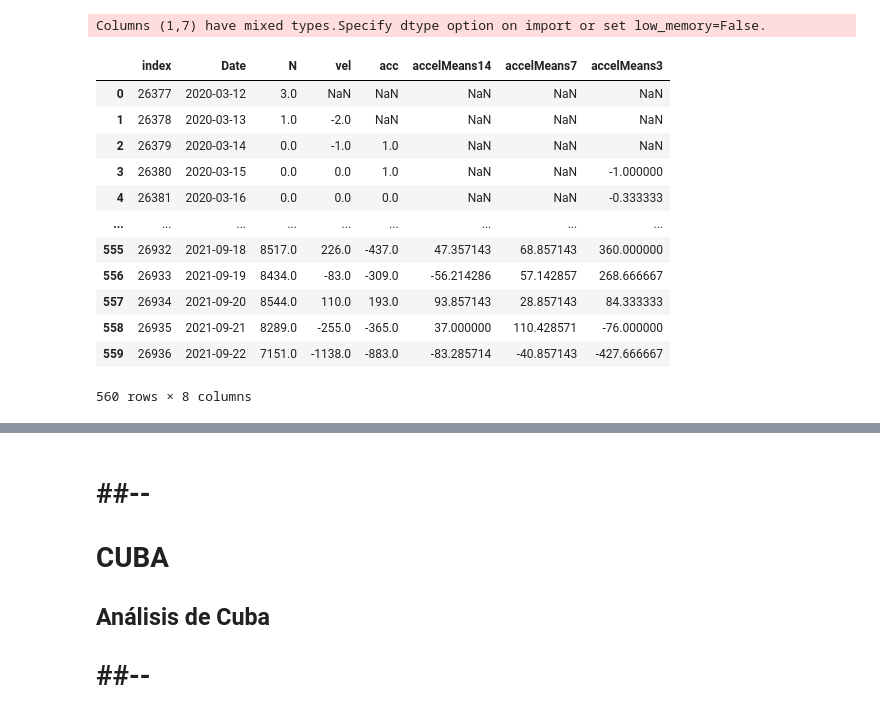
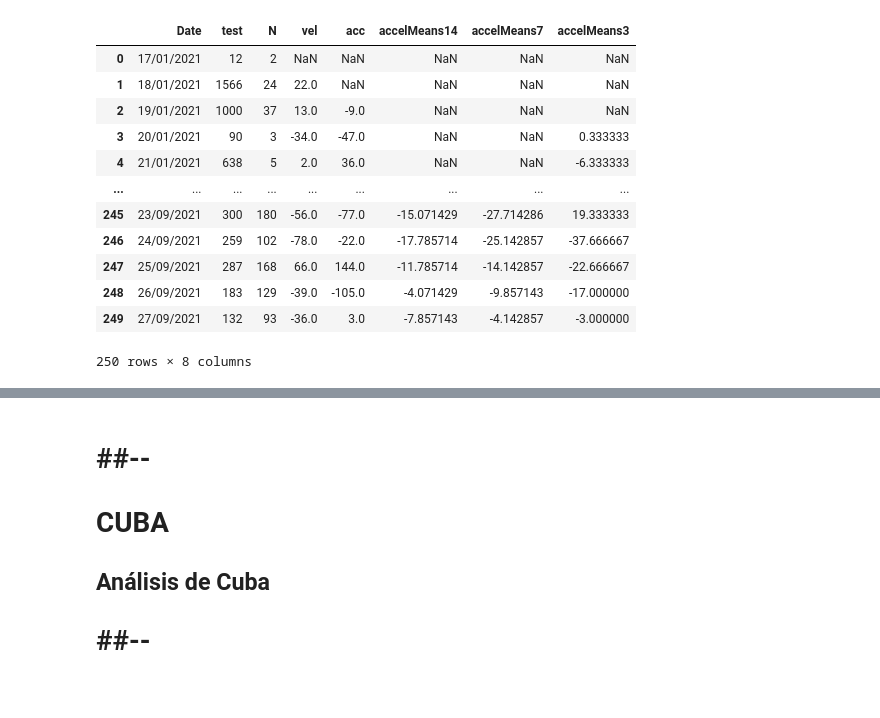
Before and after one commit to ravellom/Covid19week, a Jupyter notebook: acceleration_github.ipynb, the cells around one changed output, grey strips where cells are left out. Saved outputs shown, nothing was run; the diff lists cells and outputs as text; code cells hidden in the pictures.

```diff
--- a/acceleration_github.ipynb
+++ b/acceleration_github.ipynb
@@ -32,0 +33,9 @@ cuba
+# %%
+cfg = pd.read_csv("../covid19-casos-cfg2.csv", delimiter=';')
+#cases = pd.read_csv("../covid19-casos.csv")
+
+#cases_cfg = cases[cases["provincia"] == "Cienfuegos"]
+
+cfg.rename(columns={'fecha': 'Date', 'totales': 'test', 'positivos': 'N'}, inplace=True)
+
+cfg
@@ -33,49 +56,42 @@ cuba
 # %%
-cases = pd.read_csv("covid19-casos.csv")
-
-cases_cfg = cases[cases["provincia"] == "Cienfuegos"]
-
-#cuba = cases['fecha_confirmacion'].value_counts().reset_index().rename(columns={'index': 'Date','fecha_confirmacion':'N'}).sort_values(by='Date', ascending=True)
-cfg = cases_cfg['fecha_confirmacion'].value_counts().reset_index().rename(columns={'index': 'Date','fecha_confirmacion':'N'}).sort_values(by='Date', ascending=True)
 
 # calculate case velocity
 #cuba["vel"] = cuba.loc[:, cuba.columns != 'Date'].diff()
 cuba["vel"] = cuba.loc[:, 'N'].diff()
 cfg["vel"] = cfg.loc[:, 'N'].diff()
 
 # calculate case acceleration
 cuba["acc"] = cuba[["Date", "vel"]].loc[:, 'vel'].diff()
 cfg["acc"] = cfg[["Date", "vel"]].loc[:, 'vel'].diff()
 
 # calculate means - 14 días - 2 semanas
 # usando rolling
 avg = 14
 cfg["accelMeans14"] = cfg[["Date", "vel"]].loc[:, 'vel'].rolling(window = avg).mean()
 cfg["accelMeans7"] = cfg[["Date", "vel"]].loc[:, 'vel'].rolling(window = 7).mean()
 cfg["accelMeans3"] = cfg[["Date", "vel"]].loc[:, 'vel'].rolling(window = 3).mean()
 cuba["accelMeans14"] = cuba[["Date", "vel"]].loc[:, 'vel'].rolling(window = avg).mean()
 cuba["accelMeans7"] = cuba[["Date", "vel"]].loc[:, "vel"].rolling(window = 7).mean()
 cuba["accelMeans3"] = cuba[["Date", "vel"]].loc[:, "vel"].rolling(window = 3).mean()
 
 # con EWM
 # cfg["accelMeans5"] = cfg[["Date", "vel"]].loc[:, cfg[["Date", "vel"]].columns != 'Datetime'].ewm(span=5).mean()
 
-cuba
+cfg
 # %% [output]
+|  | Date | test | N | vel | acc | accelMeans14 | accelMeans7 | accelMeans3 |
+| 0 | 17/01/2021 | 12 | 2 | NaN | NaN | NaN | NaN | NaN |
+| 1 | 18/01/2021 | 1566 | 24 | 22.0 | NaN | NaN | NaN | NaN |
+| 2 | 19/01/2021 | 1000 | 37 | 13.0 | -9.0 | NaN | NaN | NaN |
+| 3 | 20/01/2021 | 90 | 3 | -34.0 | -47.0 | NaN | NaN | 0.333333 |
+| 4 | 21/01/2021 | 638 | 5 | 2.0 | 36.0 | NaN | NaN | -6.333333 |
+| ... | ... | ... | ... | ... | ... | ... | ... | ... |
+| 245 | 23/09/2021 | 300 | 180 | -56.0 | -77.0 | -15.071429 | -27.714286 | 19.333333 |
+| 246 | 24/09/2021 | 259 | 102 | -78.0 | -22.0 | -17.785714 | -25.142857 | -37.666667 |
+| 247 | 25/09/2021 | 287 | 168 | 66.0 | 144.0 | -11.785714 | -14.142857 | -22.666667 |
+| 248 | 26/09/2021 | 183 | 129 | -39.0 | -105.0 | -4.071429 | -9.857143 | -17.000000 |
+| 249 | 27/09/2021 | 132 | 93 | -36.0 | 3.0 | -7.857143 | -4.142857 | -3.000000 |
-Columns (1,7) have mixed types.Specify dtype option on import or set low_memory=False.
+250 rows × 8 columns
-|  | index | Date | N | vel | acc | accelMeans14 | accelMeans7 | accelMeans3 |
-| 0 | 26377 | 2020-03-12 | 3.0 | NaN | NaN | NaN | NaN | NaN |
-| 1 | 26378 | 2020-03-13 | 1.0 | -2.0 | NaN | NaN | NaN | NaN |
-| 2 | 26379 | 2020-03-14 | 0.0 | -1.0 | 1.0 | NaN | NaN | NaN |
-| 3 | 26380 | 2020-03-15 | 0.0 | 0.0 | 1.0 | NaN | NaN | -1.000000 |
-| 4 | 26381 | 2020-03-16 | 0.0 | 0.0 | 0.0 | NaN | NaN | -0.333333 |
-| ... | ... | ... | ... | ... | ... | ... | ... | ... |
-| 555 | 26932 | 2021-09-18 | 8517.0 | 226.0 | -437.0 | 47.357143 | 68.857143 | 360.000000 |
-| 556 | 26933 | 2021-09-19 | 8434.0 | -83.0 | -309.0 | -56.214286 | 57.142857 | 268.666667 |
-| 557 | 26934 | 2021-09-20 | 8544.0 | 110.0 | 193.0 | 93.857143 | 28.857143 | 84.333333 |
-| 558 | 26935 | 2021-09-21 | 8289.0 | -255.0 | -365.0 | 37.000000 | 110.428571 | -76.000000 |
-| 559 | 26936 | 2021-09-22 | 7151.0 | -1138.0 | -883.0 | -83.285714 | -40.857143 | -427.666667 |
-560 rows × 8 columns
 # %%
 fig = px.line(cfg, x="Date", y="N", template=chartTemplate)
 fig.update_layout({"title": 'Casos - Cienfuegos',
```
Also changed, not shown: parts of 11 cells of this notebook.
